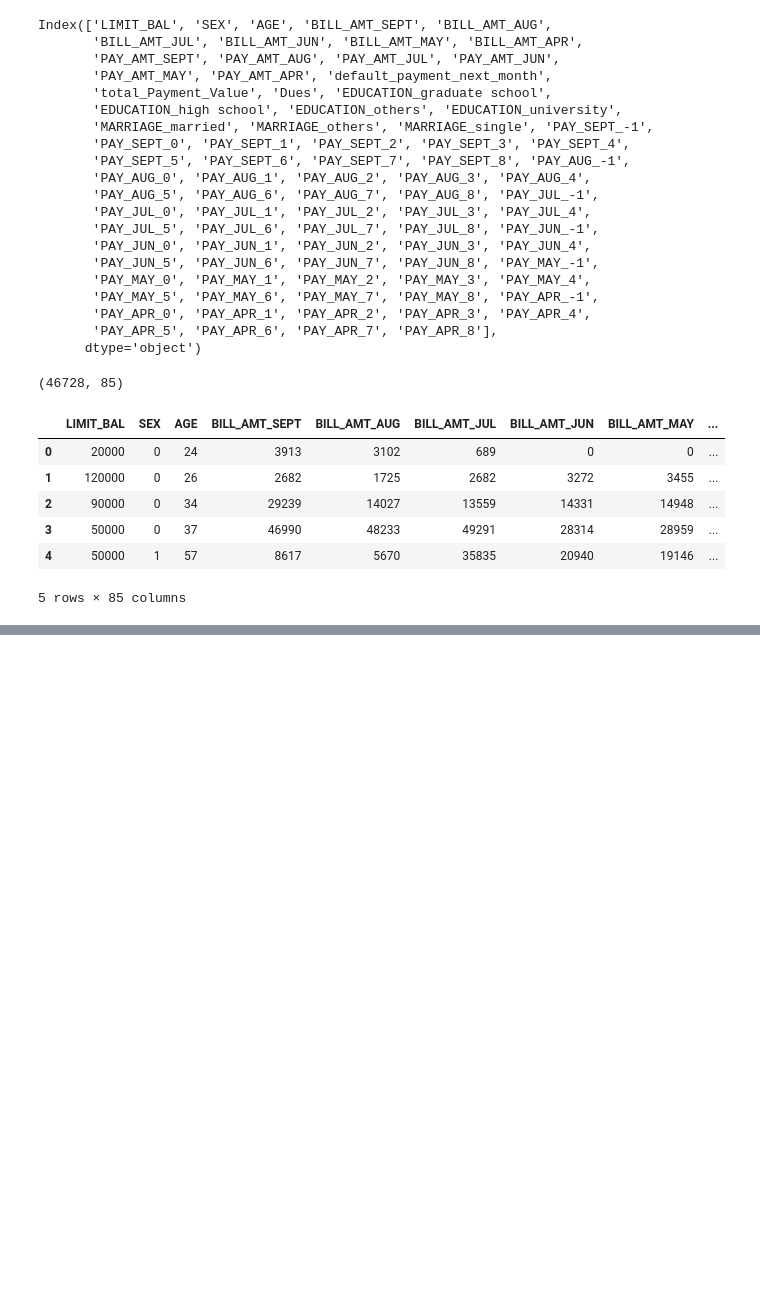
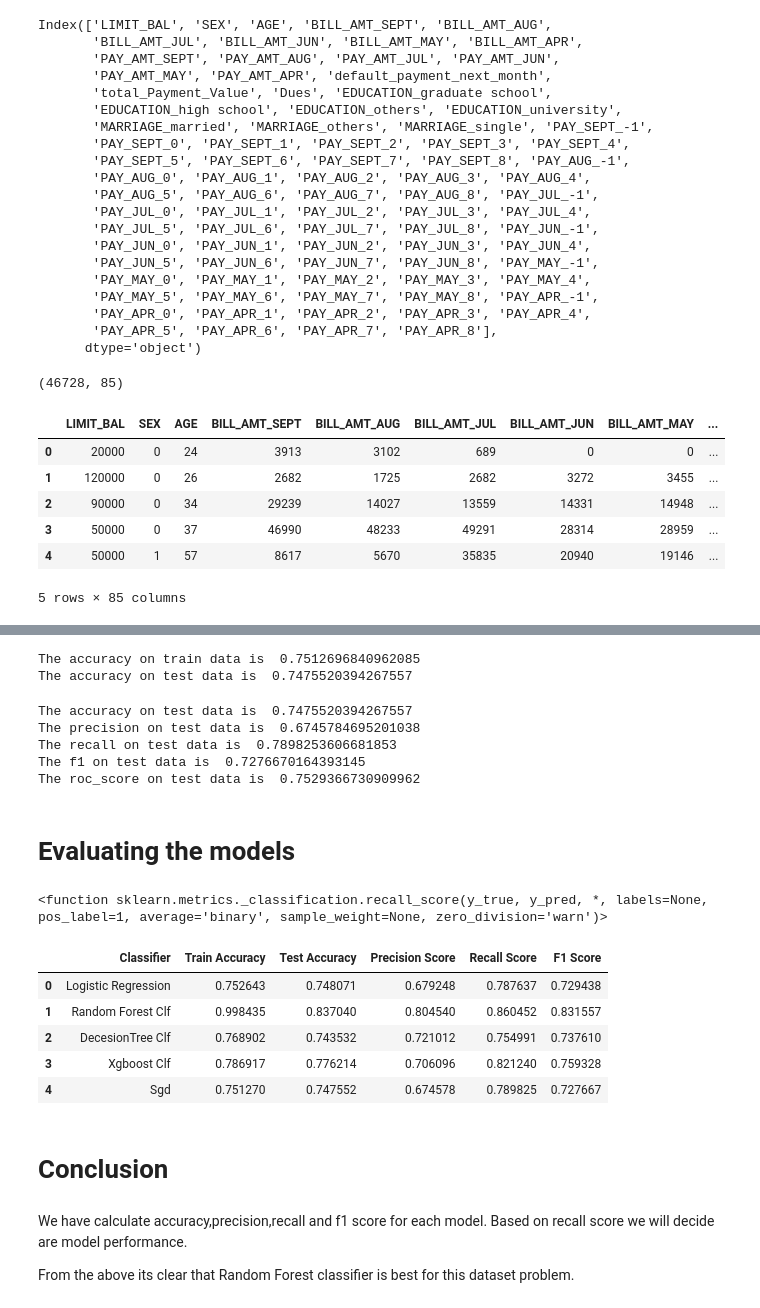
Before and after one commit to Tanushri920/Credit-card-default-Prediction, a Jupyter notebook: Credit_Card_Default_Prediction_Capstone_Project.ipynb, the cells around one changed output, grey strips where cells are left out. Drawn from its saved outputs; the diff is of its cells as text; code cells hidden in the pictures; blank space fills up the shorter version.

```diff
--- a/Credit_Card_Default_Prediction_Capstone_Project.ipynb
+++ b/Credit_Card_Default_Prediction_Capstone_Project.ipynb
@@ -851,0 +1205,4 @@ credit_df_copy.head()
+# %%
+# Get the predicted classes
+train_class_preds = optimal_grid_search_sgd.predict(X_train)
+test_class_preds = optimal_grid_search_sgd.predict(X_test)
@@ -851,0 +1211,57 @@ credit_df_copy.head()
+# %%
+# Get the accuracy scores
+train_accuracy_sgd = accuracy_score(train_class_preds,y_train)
+test_accuracy_sgd = accuracy_score(test_class_preds,y_test)
+
+print("The accuracy on train data is ", train_accuracy_sgd)
+print("The accuracy on test data is ", test_accuracy_sgd)
+# %% [output]
+The accuracy on train data is  0.7512696840962085
+The accuracy on test data is  0.7475520394267557
+# %%
+test_accuracy_sgd = accuracy_score(test_class_preds,y_test)
+test_precision_score_sgd = precision_score(test_class_preds,y_test)
+test_recall_score_sgd = recall_score(test_class_preds,y_test)
+test_f1_score_sgd = f1_score(test_class_preds,y_test)
+test_roc_score_sgd = roc_auc_score(test_class_preds,y_test)
+
+print("The accuracy on test data is ", test_accuracy_sgd)
+print("The precision on test data is ", test_precision_score_sgd)
+print("The recall on test data is ", test_recall_score_sgd)
+print("The f1 on test data is ", test_f1_score_sgd)
+print("The roc_score on test data is ", test_roc_score_sgd)
+# %% [output]
+The accuracy on test data is  0.7475520394267557
+The precision on test data is  0.6745784695201038
+The recall on test data is  0.7898253606681853
+The f1 on test data is  0.7276670164393145
+The roc_score on test data is  0.7529366730909962
+# %% [markdown]
+# **Evaluating the models**
+# %%
+recall_score
+# %% [output]
+<function sklearn.metrics._classification.recall_score(y_true, y_pred, *, labels=None, pos_label=1, average='binary', sample_weight=None, zero_division='warn')>
+# %%
+#create a table of all models all score for comparison
+classifiers = ['Logistic Regression', 'Random Forest Clf','DecesionTree Clf', 'Xgboost Clf' , 'Sgd']
+train_accuracy = [train_accuracy_lr, train_accuracy_rf, train_accuracy_dt, train_accuracy_xgb, train_accuracy_sgd]
+test_accuracy = [test_accuracy_lr, test_accuracy_rf, test_accuracy_dt, test_accuracy_xgb, test_accuracy_sgd]
+precision_score = [test_precision_score_lr, test_precision_score_rf, test_precision_score_dt, test_precision_xgb, test_precision_score_sgd]
+recall_score = [test_recall_score_lr, test_recall_score_rf, test_recall_score_dt, test_recall_score_xgb, test_recall_score_sgd]
+f1_score = [test_f1_score_lr, test_f1_score_rf, test_f1_score_dt, test_f1_score_xgb, test_f1_score_sgd]
+# %%
+pd.DataFrame({'Classifier':classifiers, 'Train Accuracy': train_accuracy, 'Test Accuracy': test_accuracy, 'Precision Score': precision_score, 'Recall Score': recall_score, 'F1 Score': f1_score })
+# %% [output]
+|  | Classifier | Train Accuracy | Test Accuracy | Precision Score | Recall Score | F1 Score |
+| 0 | Logistic Regression | 0.752643 | 0.748071 | 0.679248 | 0.787637 | 0.729438 |
+| 1 | Random Forest Clf | 0.998435 | 0.837040 | 0.804540 | 0.860452 | 0.831557 |
+| 2 | DecesionTree Clf | 0.768902 | 0.743532 | 0.721012 | 0.754991 | 0.737610 |
+| 3 | Xgboost Clf | 0.786917 | 0.776214 | 0.706096 | 0.821240 | 0.759328 |
+| 4 | Sgd | 0.751270 | 0.747552 | 0.674578 | 0.789825 | 0.727667 |
+# %% [markdown]
+# **Conclusion**
+# %% [markdown]
+We have calculate accuracy,precision,recall and f1 score for each model. Based on recall score we will decide are model performance.
+
+From the above its clear that Random Forest classifier is best for this dataset problem.
```
Also changed, not shown: parts of 71 cells of this notebook.
